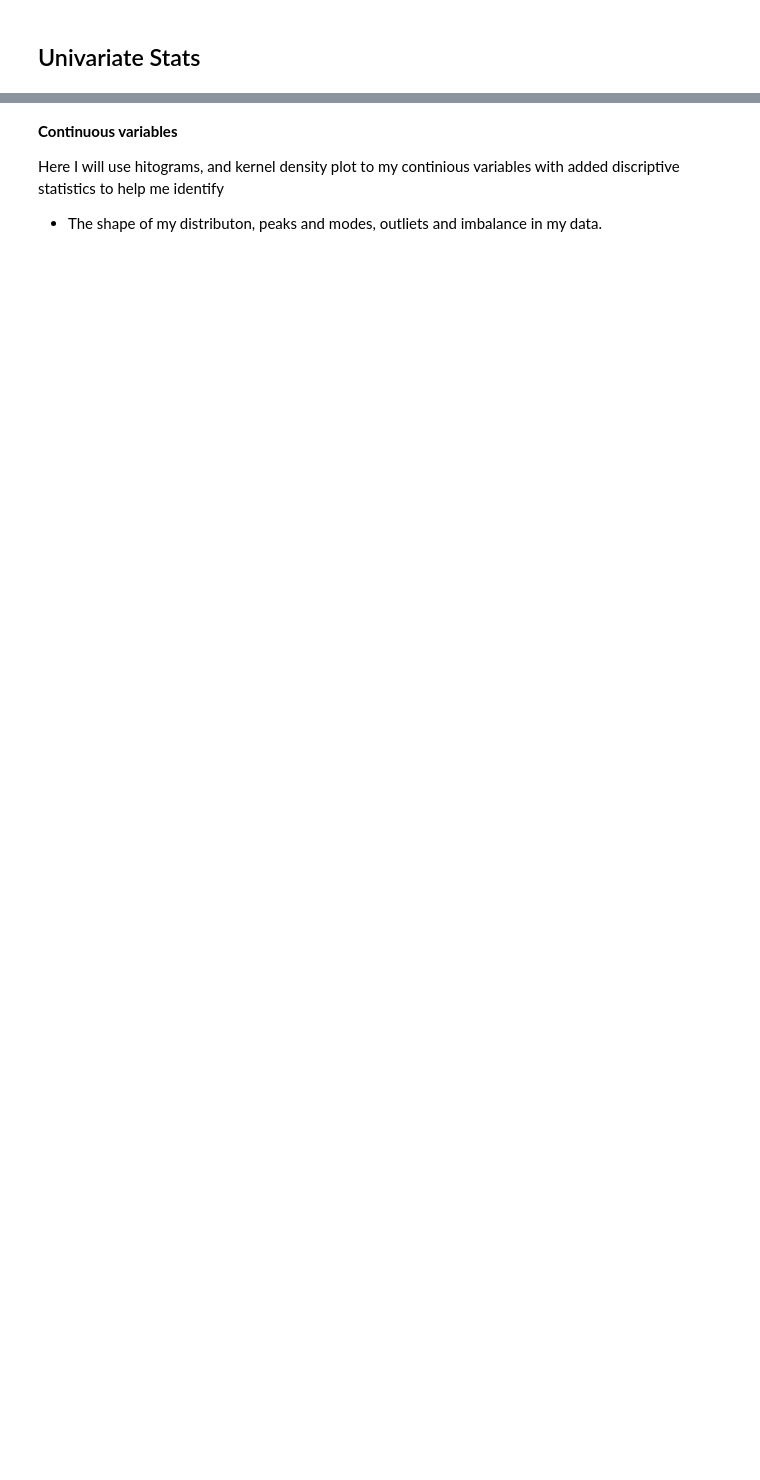
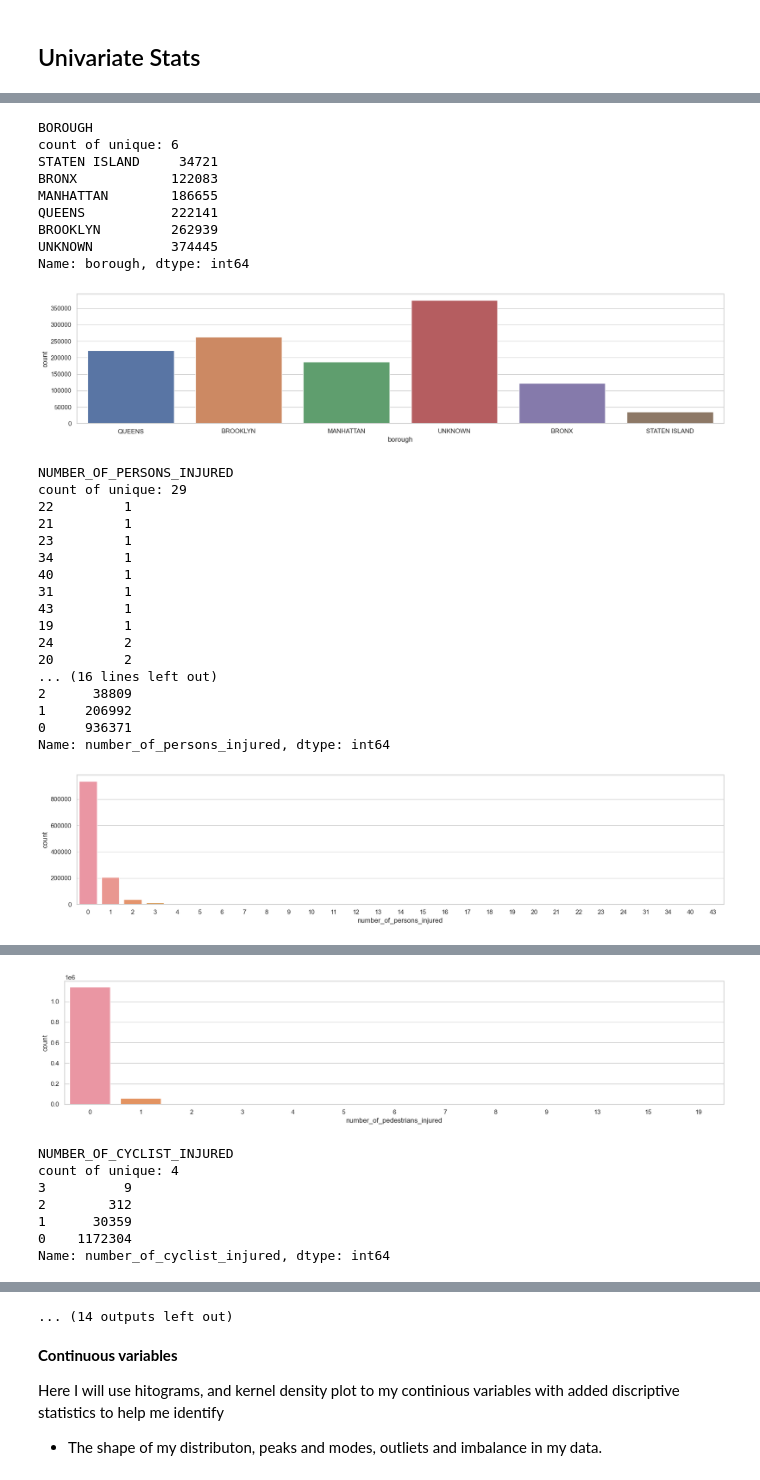
Before and after one commit to MigashaneVictoire/CNY_motor_Vehicle_collisions, a Jupyter notebook: 03_explore_work_file.ipynb, the cells around one changed output, grey strips where cells are left out. Saved outputs shown, nothing was run; the diff lists cells and outputs as text; code cells hidden in the pictures; blank space fills up the shorter version.

```diff
--- a/03_explore_work_file.ipynb
+++ b/03_explore_work_file.ipynb
@@ -47,2 +68,9 @@ train.head()
 # %% [markdown]
 ## Univariate Stats
+# %%
+# find only columns with low count of categories
+low_category_cols = train.nunique()[train.nunique() < 50].index
+
+# low_category_cols = low_category_cols[low_category_cols != "borough"]
+# low_category_cols = low_category_cols[low_category_cols != "propertycountylandusecode"]
+low_category_cols
@@ -49,16 +87,19 @@ train.head()
 # %%
-# separeate discrete from continuous variables
-continuous_col = []
-categorical_col = []
+def plot_categorical_and_continuous_vars():
+    # plot all the low category columns to see the distributions
+    for col in low_category_cols[:-1]:
+        print(col.upper())
+        print("count of unique:",train[col].nunique())
+        print(train[col].value_counts().sort_values())
 
+        # plot
+        fig, ax = plt.subplots(nrows=1, ncols=1, figsize=(17,4))
+        sns.countplot(data= train, x=col, ax=ax)
+#         sns.boxplot(data= train, x=col, ax=ax[1])
+#         sns.violinplot(data= train, x=col, ax=ax[2])
+        plt.tight_layout()
 
-# separate variables
-for col in train.columns:
-    # count number of unique valus in the column
-    len_of_uniq = len(train[col].unique())
+        # save visual to file path
+        explore_.save_visuals(fig=fig, viz_name=col, folder_name= 1)
 
-    # also checking for only object data types
-    if (len_of_uniq <= 20) and (train[col].dtype == "O"):
-        categorical_col.append(col)
-    else:
-        continuous_col.append(col)
+        plt.show()
@@ -102,0 +106,31 @@ vehicle_type_code
+# %%
+plot_categorical_and_continuous_vars()
+# %% [output]
+BOROUGH
+count of unique: 6
+STATEN ISLAND     34721
+BRONX            122083
+MANHATTAN        186655
+QUEENS           222141
+BROOKLYN         262939
+UNKNOWN          374445
+Name: borough, dtype: int64
+[figure, added]
+NUMBER_OF_PERSONS_INJURED
+count of unique: 29
+22         1
+21         1
+23         1
+34         1
+40         1
+31         1
+43         1
+19         1
+24         2
+20         2
+... (16 lines left out)
+2      38809
+1     206992
+0     936371
+Name: number_of_persons_injured, dtype: int64
+[figure, added]
@@ -102,0 +153,8 @@ vehicle_type_code
+[figure, added]
+NUMBER_OF_CYCLIST_INJURED
+count of unique: 4
+3          9
+2        312
+1      30359
+0    1172304
+Name: number_of_cyclist_injured, dtype: int64
@@ -103,3 +200,4 @@ vehicle_type_code
+... (14 outputs left out)
 # %% [markdown]
 **Continuous variables**
 
```
Also changed, not shown: parts of 13 cells of this notebook, 17 other files.
